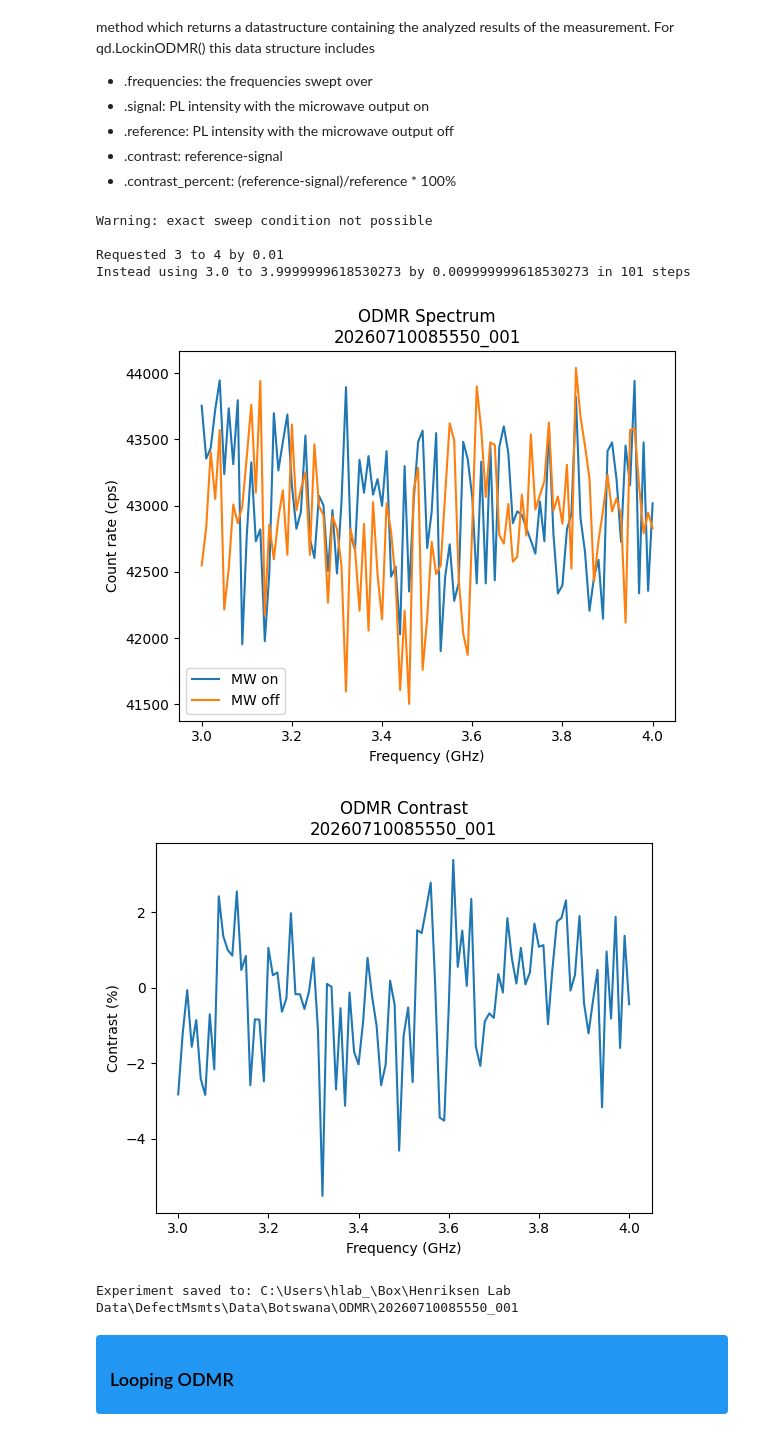
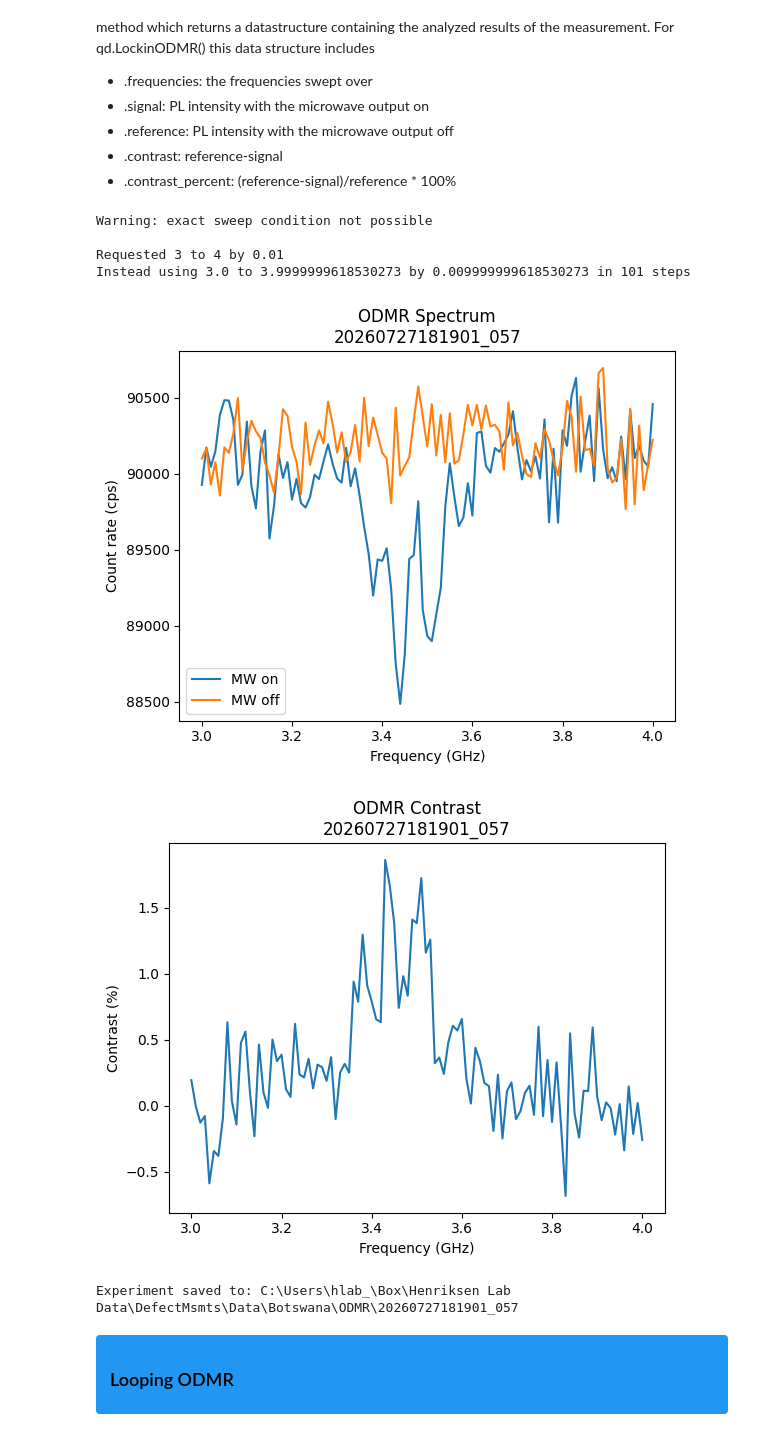
Before and after one commit to jeree-m/qick-dawg, a Jupyter notebook: jupyter_notebooks/Photon_Counting_Notebook.ipynb, the cells around one changed output. Cells and saved outputs as stored; diff of their text form; code cells hidden in the pictures.

```diff
--- a/jupyter_notebooks/Photon_Counting_Notebook.ipynb
+++ b/jupyter_notebooks/Photon_Counting_Notebook.ipynb
@@ -436,10 +422,10 @@ Once our configurations are complete, we pass the config object to qd.LockinODMR
 config = copy(default_config)
 
 # ---- Experimental Parameters (knobs) ----
-laser_power = 50          # LP
-mw_gain = 5000           # MW gain
-reps = 100000
-relax_delay_treg = 500
+laser_power = 30       # LP
+mw_gain =15000 # MW gain
+reps = 10000
+relax_delay_treg = 6145
 sweep_start_fGHz = 3
 sweep_stop_fGHz = 4
 sweep_step_fGHz = 0.01
@@ -507,36 +493,36 @@ exposure_time_s = config.reps * config.readout_integration_tus * 1e-6
 signal_cps = odmr.signal / exposure_time_s
 reference_cps = odmr.reference / exposure_time_s
 
 fig, ax = plt.subplots()
 ax.plot(odmr.frequencies/1000, signal_cps, label="MW on")
 ax.plot(odmr.frequencies/1000, reference_cps, label="MW off")
 ax.set_title(f"ODMR Spectrum\n{experiment_id}")
 ax.set_ylabel("Count rate (cps)")
 ax.set_xlabel("Frequency (GHz)")
 ax.legend()
 
 fig.savefig(experiment_folder / "odmr_spectrum.png", dpi=300, bbox_inches="tight")
 plt.show()
 
 # ---- Contrast plot ----
 fig2, ax2 = plt.subplots()
 ax2.plot(odmr.frequencies/1000, contrast)
 ax2.set_title(f"ODMR Contrast\n{experiment_id}")
 ax2.set_ylabel("Contrast (%)")
 ax2.set_xlabel("Frequency (GHz)")
 
 fig2.savefig(experiment_folder / "odmr_contrast.png", dpi=300, bbox_inches="tight")
 plt.show()
 
 print(f"Experiment saved to: {experiment_folder}")
 # %% [output]
 Warning: exact sweep condition not possible
 
 Requested 3 to 4 by 0.01
 Instead using 3.0 to 3.9999999618530273 by 0.009999999618530273 in 101 steps
-[figure, old version]
+[figure, new version]
-[figure, old version]
+[figure, new version]
-Experiment saved to: C:\Users\hlab_\Box\Henriksen Lab Data\DefectMsmts\Data\Botswana\ODMR\20260710085550_001
+Experiment saved to: C:\Users\hlab_\Box\Henriksen Lab Data\DefectMsmts\Data\Botswana\ODMR\20260727181901_057
 # %% [markdown]
 <div style="background-color:#2196F3; padding:8px 14px; border-radius:4px;">
 <h3 style="color:black; margin:0;">Looping ODMR</h3>
```
Also changed, not shown: parts of 36 cells of this notebook.
